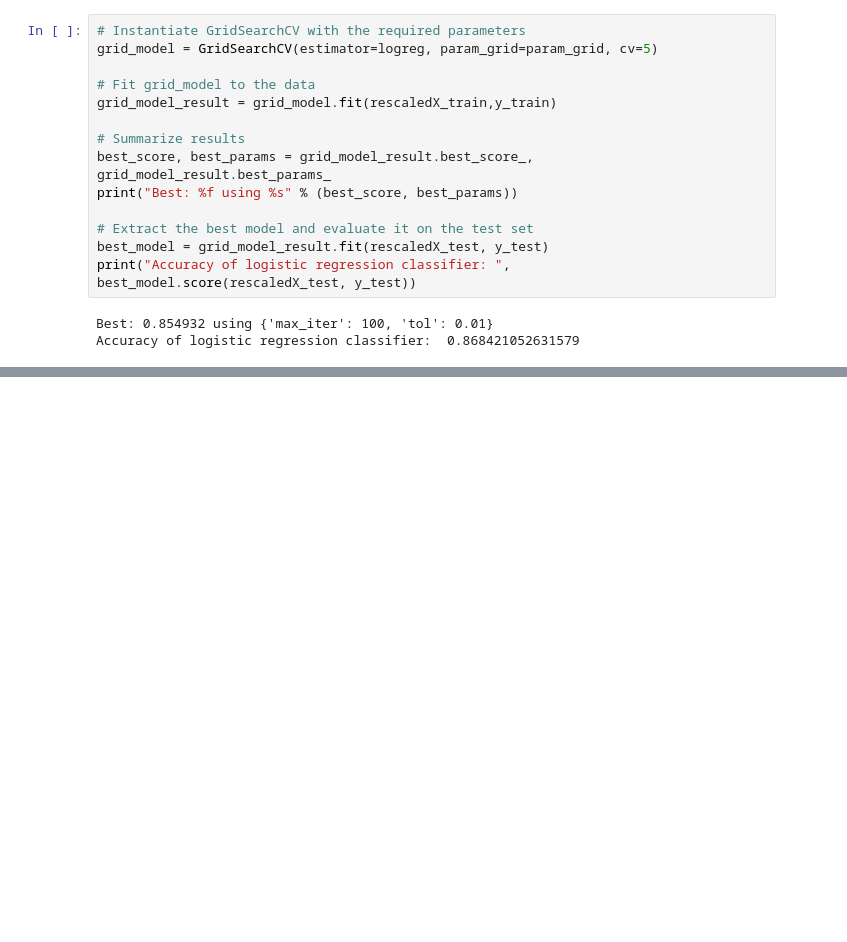
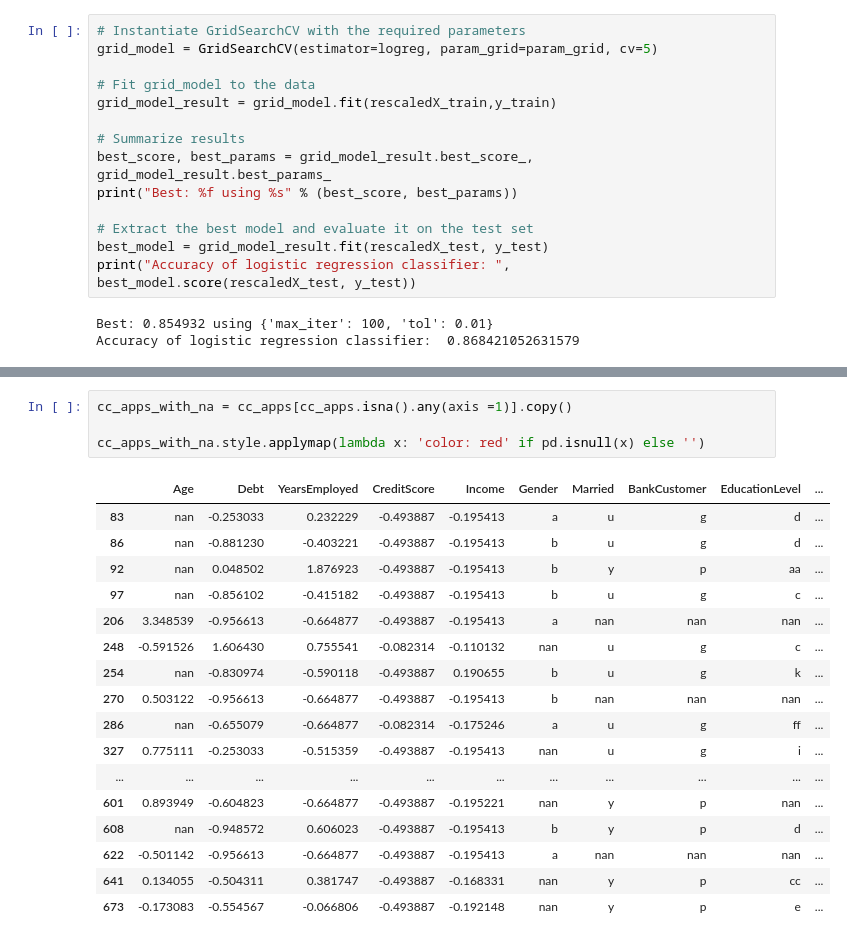
Before and after one commit to rafaeldjsm/Data_Science-Datacamp_Projects, a Jupyter notebook: Predicting Credit Card Approvals/notebook.ipynb, the cells around one changed output, grey strips where cells are left out. Cells and saved outputs as stored; diff of their text form; blank space fills up the shorter version.

```diff
--- a/Predicting Credit Card Approvals/notebook.ipynb
+++ b/Predicting Credit Card Approvals/notebook.ipynb
@@ -355,0 +459,22 @@ Accuracy of logistic regression classifier:  0.868421052631579
+# %%
+cc_apps_with_na = cc_apps[cc_apps.isna().any(axis =1)].copy()
+
+cc_apps_with_na.style.applymap(lambda x: 'color: red' if pd.isnull(x) else '')
+# %% [output]
+|  | Age | Debt | YearsEmployed | CreditScore | Income | Gender | Married | BankCustomer | EducationLevel | ... |
+| 83 | nan | -0.253033 | 0.232229 | -0.493887 | -0.195413 | a | u | g | d | ... |
+| 86 | nan | -0.881230 | -0.403221 | -0.493887 | -0.195413 | b | u | g | d | ... |
+| 92 | nan | 0.048502 | 1.876923 | -0.493887 | -0.195413 | b | y | p | aa | ... |
+| 97 | nan | -0.856102 | -0.415182 | -0.493887 | -0.195413 | b | u | g | c | ... |
+| 206 | 3.348539 | -0.956613 | -0.664877 | -0.493887 | -0.195413 | a | nan | nan | nan | ... |
+| 248 | -0.591526 | 1.606430 | 0.755541 | -0.082314 | -0.110132 | nan | u | g | c | ... |
+| 254 | nan | -0.830974 | -0.590118 | -0.493887 | 0.190655 | b | u | g | k | ... |
+| 270 | 0.503122 | -0.956613 | -0.664877 | -0.493887 | -0.195413 | b | nan | nan | nan | ... |
+| 286 | nan | -0.655079 | -0.664877 | -0.082314 | -0.175246 | a | u | g | ff | ... |
+| 327 | 0.775111 | -0.253033 | -0.515359 | -0.493887 | -0.195413 | nan | u | g | i | ... |
+| ... | ... | ... | ... | ... | ... | ... | ... | ... | ... | ... |
+| 601 | 0.893949 | -0.604823 | -0.664877 | -0.493887 | -0.195221 | nan | y | p | nan | ... |
+| 608 | nan | -0.948572 | 0.606023 | -0.493887 | -0.195413 | b | y | p | d | ... |
+| 622 | -0.501142 | -0.956613 | -0.664877 | -0.493887 | -0.195413 | a | nan | nan | nan | ... |
+| 641 | 0.134055 | -0.504311 | 0.381747 | -0.493887 | -0.168331 | nan | y | p | cc | ... |
+| 673 | -0.173083 | -0.554567 | -0.066806 | -0.493887 | -0.192148 | nan | y | p | e | ... |
```
Also changed, not shown: parts of 10 cells of this notebook.
